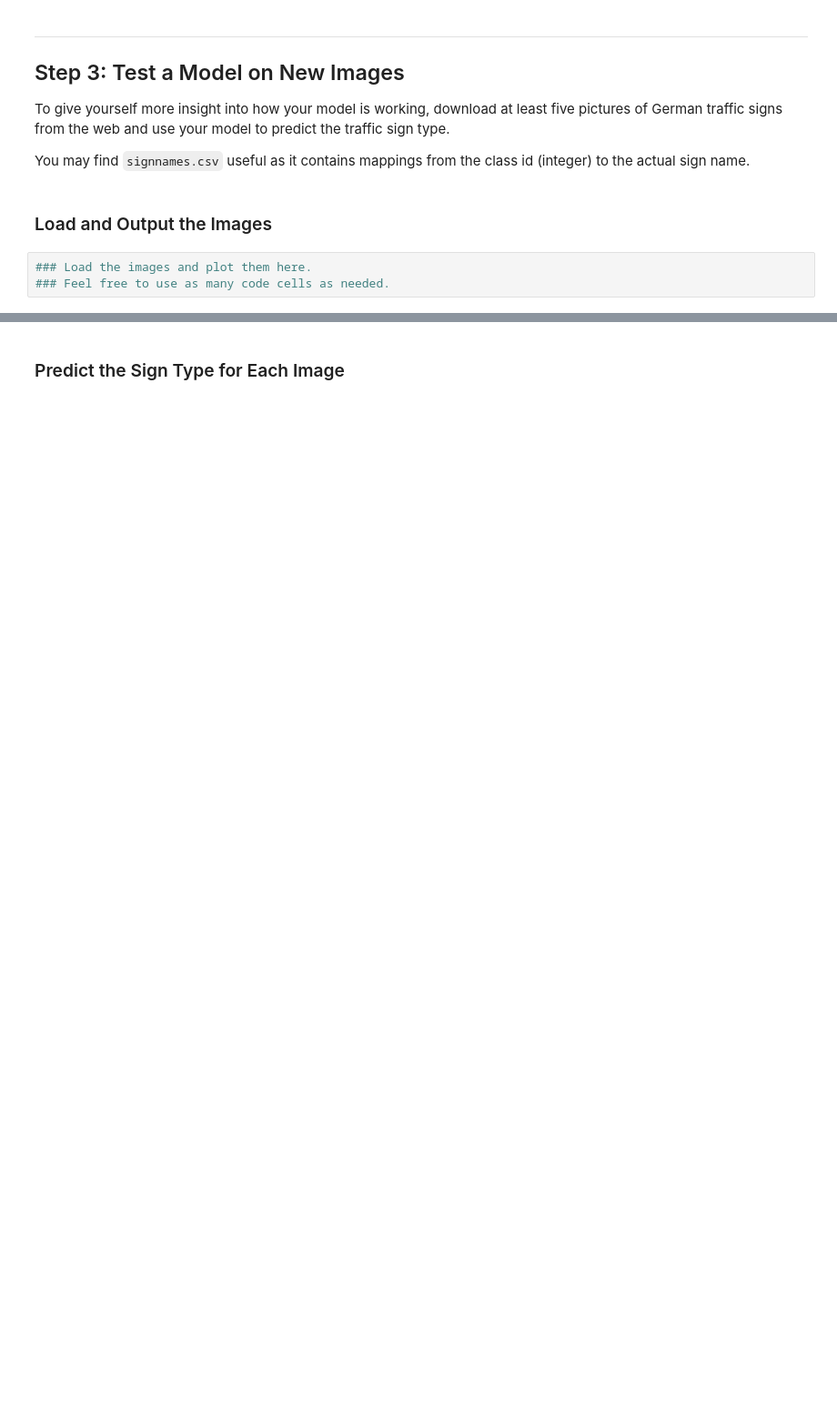
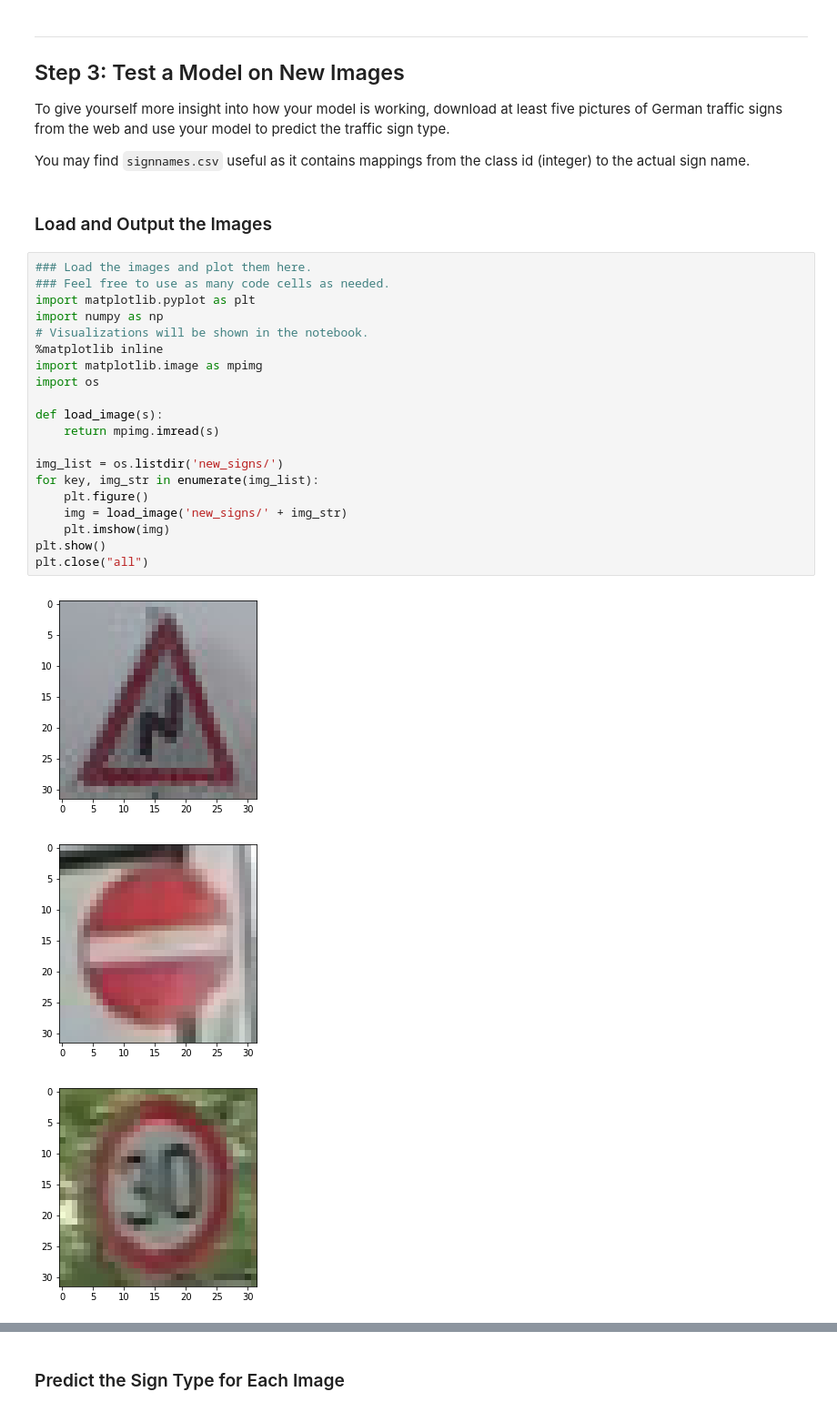
Before and after one commit to SirRujak/CarND-Traffic-Sign-Classifier-Project, a Jupyter notebook: Traffic_Sign_Classifier.ipynb, the cells around one changed output, grey strips where cells are left out. Shown at 91% size. Drawn from its saved outputs; the diff is of its cells as text; blank space fills up the shorter version.

```diff
--- a/Traffic_Sign_Classifier.ipynb
+++ b/Traffic_Sign_Classifier.ipynb
@@ -437,6 +491,27 @@ To give yourself more insight into how your model is working, download at least
 You may find `signnames.csv` useful as it contains mappings from the class id (integer) to the actual sign name.
 # %% [markdown]
 ### Load and Output the Images
-# %%
-### Load the images and plot them here.
-### Feel free to use as many code cells as needed.
+# %%
+### Load the images and plot them here.
+### Feel free to use as many code cells as needed.
+import matplotlib.pyplot as plt
+import numpy as np
+# Visualizations will be shown in the notebook.
+%matplotlib inline
+import matplotlib.image as mpimg
+import os
+
+def load_image(s):
+    return mpimg.imread(s)
+
+img_list = os.listdir('new_signs/')
+for key, img_str in enumerate(img_list):
+    plt.figure()
+    img = load_image('new_signs/' + img_str)
+    plt.imshow(img)
+plt.show()
+plt.close("all")
+# %% [output]
+[figure, added]
+[figure, added]
+[figure, added]
```
Also changed, not shown: parts of 8 cells of this notebook, 22 other files.
